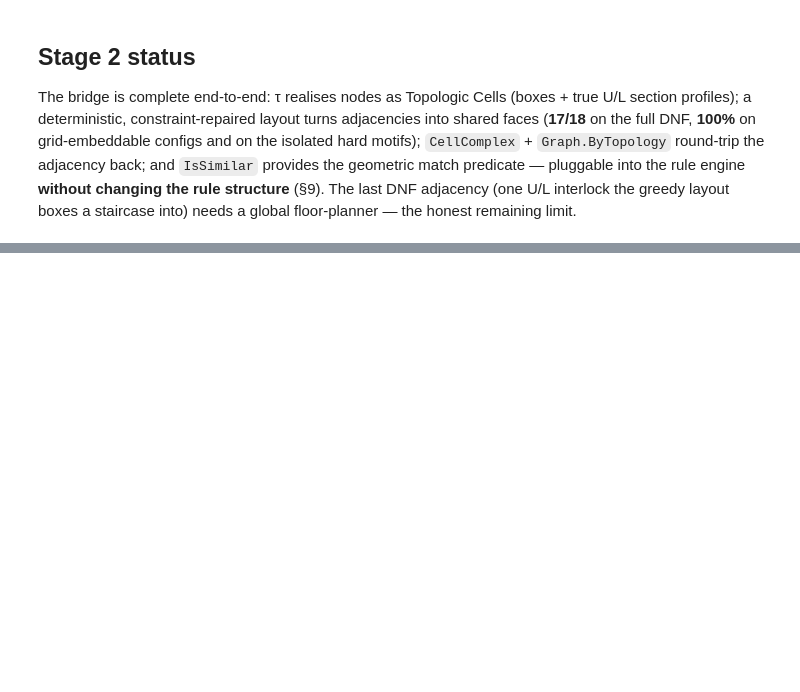
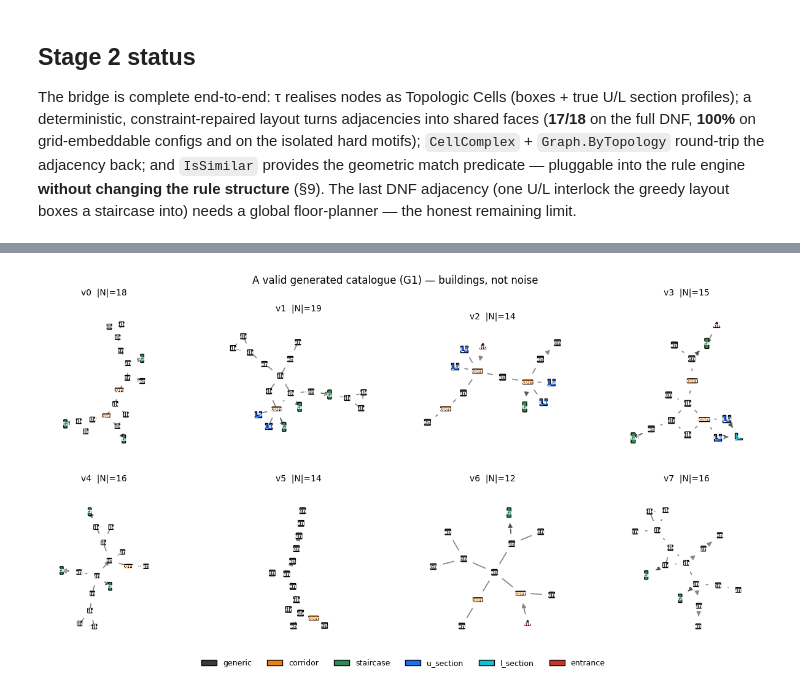
Before and after one commit to arlav/graphtope, a Jupyter notebook: notebooks/01_graphtope.ipynb, the cells around one changed output, grey strips where cells are left out. Cells and saved outputs as stored; diff of their text form; code cells hidden in the pictures; blank space fills up the shorter version.

```diff
--- a/notebooks/01_graphtope.ipynb
+++ b/notebooks/01_graphtope.ipynb
@@ -662,0 +760,9 @@ into) needs a global floor-planner — the honest remaining limit.
+# %%
+cat = generate.catalogue(
+    8, axiom_factory=generate.single_block_axiom,
+    strategy_factory=lambda i: generate.RandomStrategy(seed=i, weights=generate.DEFAULT_WEIGHTS, max_steps=11),
+    keep=validity.is_valid, max_attempts=120)
+print(f"{len(cat)} valid distinct buildings")
+from collections import Counter
+for i, d in enumerate(cat):
+    print(f"  v{i}: |N|={d.sg.order():<2} valid={validity.is_valid(d.sg)} {dict(Counter(d.sg.node_label(n) for n in d.sg.nodes()))}")
@@ -662,0 +779,7 @@ into) needs a global floor-planner — the honest remaining limit.
+# %%
+frames = [(f"v{i}  |N|={d.sg.order()}", d.sg) for i, d in enumerate(cat[:8])]
+fig = topoview.draw_grid(frames, ncols=4, panel=3.2, shared=False)
+fig.suptitle("A valid generated catalogue (G1) — buildings, not noise", y=1.01)
+None
+# %% [output]
+[figure, added]
```
Also changed, not shown: parts of 33 cells of this notebook, 21 other files.
